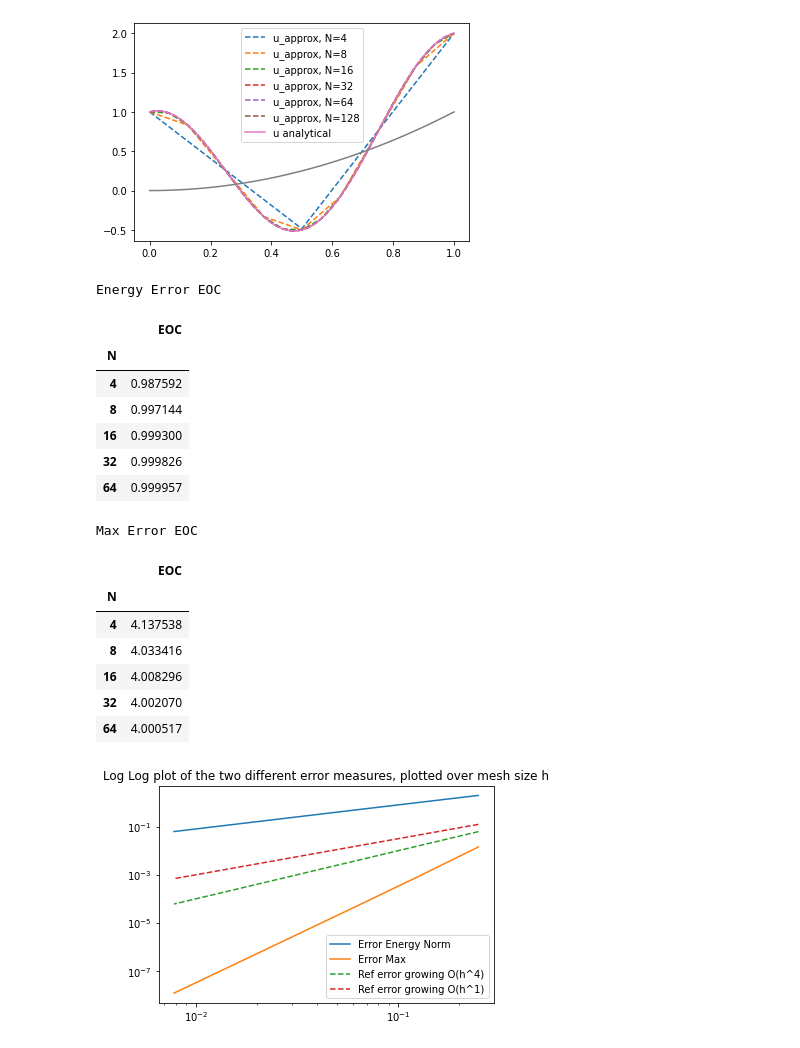
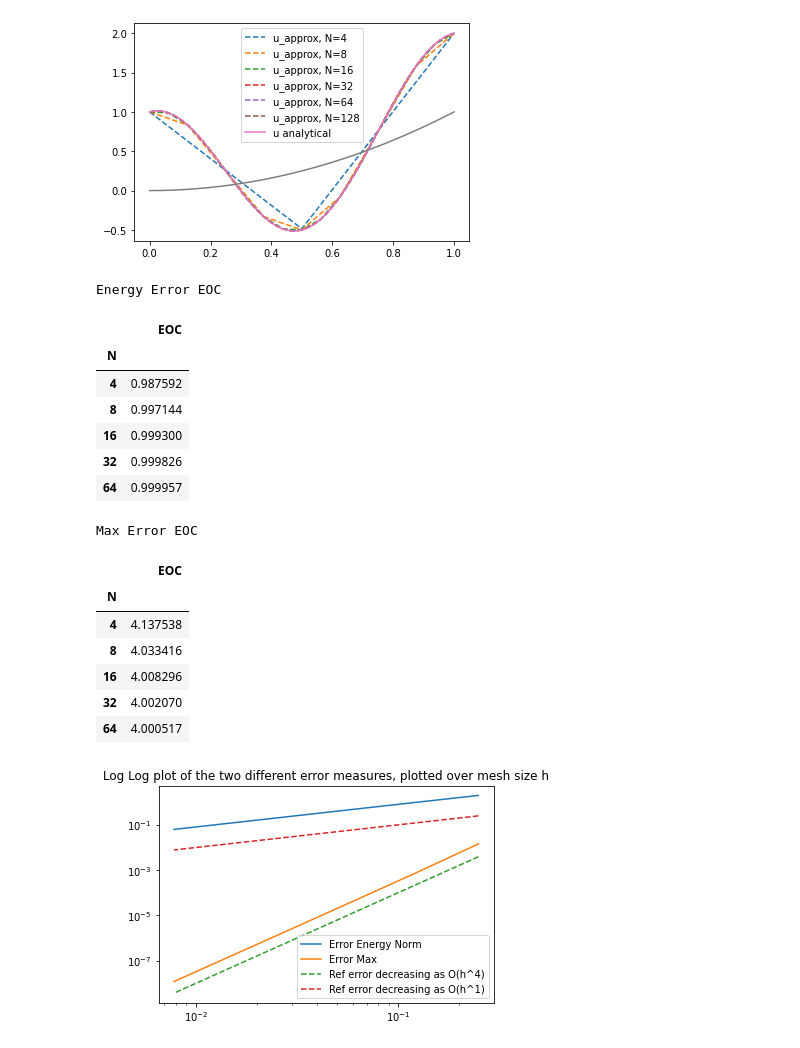
Before and after one commit to klashenriksson/numpde, a Jupyter notebook: lab3/lab_03.ipynb, the cells around one changed output. Drawn from its saved outputs; the diff is of its cells as text; code cells hidden in the pictures.

```diff
--- a/lab3/lab_03.ipynb
+++ b/lab3/lab_03.ipynb
@@ -659,37 +661,37 @@ for i in range(0,len(errs_max)-1):
 
 plt.loglog(hs, errs_energy, label='Error Energy Norm')
 plt.loglog(hs, errs_max, label ='Error Max')
-plt.plot(hs, ref_f_o_2(hs), '--', label='Ref error growing O(h^4)')
-plt.plot(hs, ref_f_o_1_5(hs), '--', label='Ref error growing O(h^1)')
+plt.plot(hs, ref_f_o_4(hs), '--', label='Ref error decreasing as O(h^4)')
+plt.plot(hs, ref_f_o_1(hs), '--', label='Ref error decreasing as O(h^1)')
 plt.legend()
 plt.title("Log Log plot of the two different error measures, plotted over mesh size h")
 
 data = {'EOC': eocs_energy}
 df = pd.DataFrame(data, index=Ns[:len(Ns)-1])
 df.index.name = 'N'
 df = df.style.set_caption('Energy Error EOC')
 display(df)
 
 data = {'EOC': eocs_max}
 df = pd.DataFrame(data, index=Ns[:len(Ns)-1])
 df.index.name = 'N'
 df = df.style.set_caption('Max Error EOC')
 display(df)
 # %% [output]
 Energy Error EOC
 |  | EOC |
 | N |  |
 | 4 | 0.987592 |
 | 8 | 0.997144 |
 | 16 | 0.999300 |
 | 32 | 0.999826 |
 | 64 | 0.999957 |
 Max Error EOC
 |  | EOC |
 | N |  |
 | 4 | 4.137538 |
 | 8 | 4.033416 |
 | 16 | 4.008296 |
 | 32 | 4.002070 |
 | 64 | 4.000517 |
-[figure, old version]
+[figure, new version]
```
Also changed, not shown: parts of 1 cell of this notebook.
